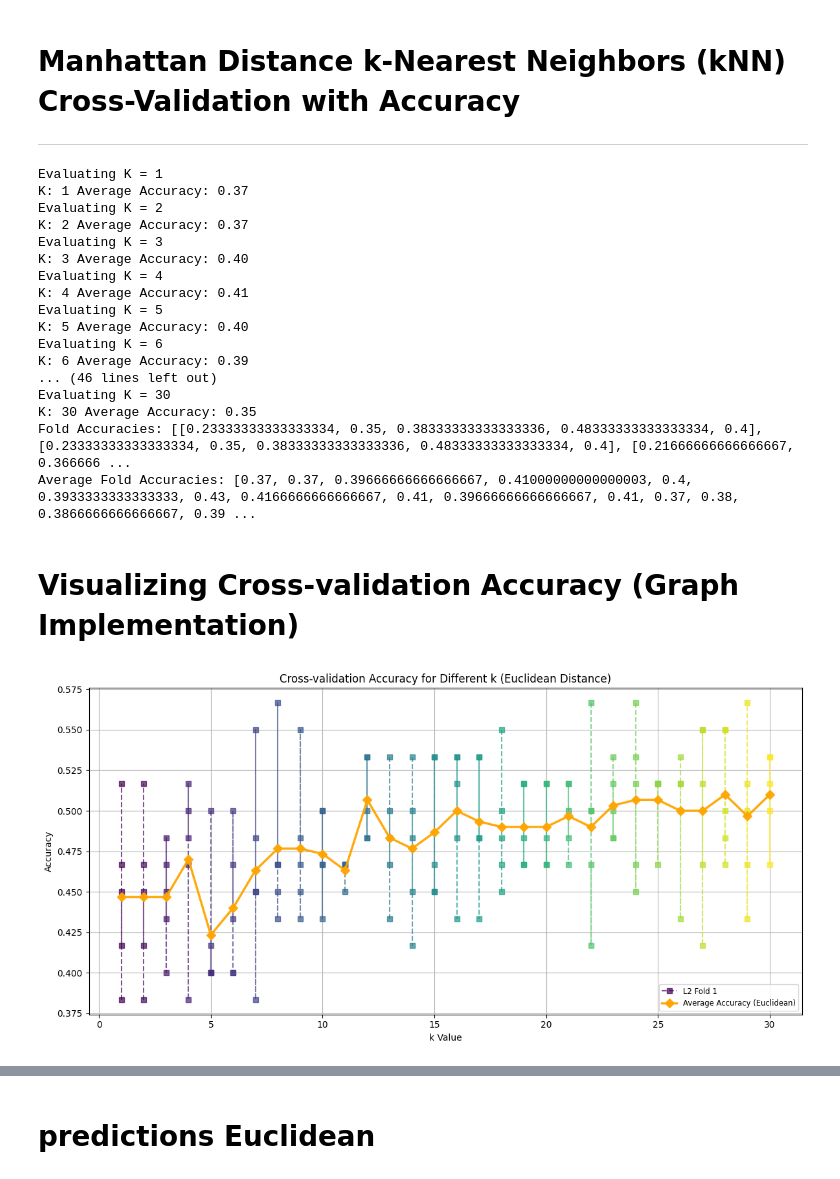
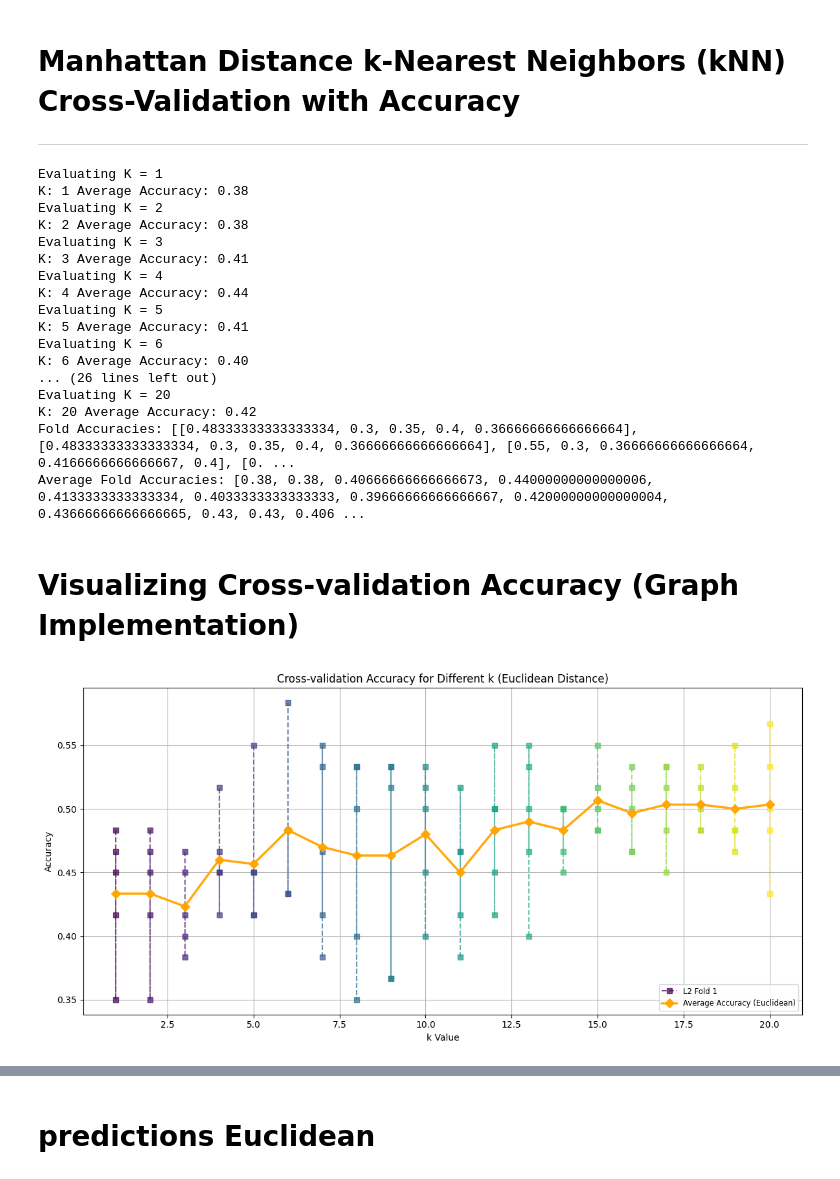
Before and after one commit to jahirulislamnahid/cvpr, a Jupyter notebook: Mid/k_nn.ipynb, the cells around one changed output, grey strips where cells are left out. Drawn from its saved outputs; the diff is of its cells as text; code cells hidden in the pictures.

```diff
--- a/Mid/k_nn.ipynb
+++ b/Mid/k_nn.ipynb
@@ -87,7 +87,7 @@ print([train_data[i][1] for i in range(15)])
 # Visualization
 # %%
 fig, axes = plt.subplots(6, 7, figsize=(32, 32))
-label_names = ['Dog', 'Panda','Cat']
+label_names = ['dogs', 'panda', 'cats']
 for (img_array, label), ax in zip(train_data, axes.flat):
     ax.imshow(img_array, cmap="gray")
     ax.set_title(label_names[label])
@@ -198,7 +198,7 @@ def cross_validate_knn(folds, k_values):
 
     return fold_accuracies_all, avg_accuracies
 
-k_range = range(1, 31)
+k_range = range(1, 21)
 fold_accuracies_2, avg_accuracies_2 = cross_validate_knn(folds, k_range)
 
 print("Fold Accuracies:", fold_accuracies_2)
@@ -260,59 +260,59 @@ def cross_validate_knn_l1(folds, k_values):
 
     return fold_accuracies_all, avg_accuracies
 
-k_range = range(1, 31)
+k_range = range(1, 21)
 fold_accuracies_1, avg_accuracies_1 = cross_validate_knn_l1(folds, k_range)
 
 print("Fold Accuracies:", fold_accuracies_1)
 print("Average Fold Accuracies:", avg_accuracies_1)
 # %% [output]
 Evaluating K = 1
-K: 1 Average Accuracy: 0.37
+K: 1 Average Accuracy: 0.38
 Evaluating K = 2
-K: 2 Average Accuracy: 0.37
+K: 2 Average Accuracy: 0.38
 Evaluating K = 3
-K: 3 Average Accuracy: 0.40
+K: 3 Average Accuracy: 0.41
 Evaluating K = 4
-K: 4 Average Accuracy: 0.41
+K: 4 Average Accuracy: 0.44
 Evaluating K = 5
-K: 5 Average Accuracy: 0.40
+K: 5 Average Accuracy: 0.41
 Evaluating K = 6
-K: 6 Average Accuracy: 0.39
-... (46 lines left out)
-Evaluating K = 30
-K: 30 Average Accuracy: 0.35
-Fold Accuracies: [[0.23333333333333334, 0.35, 0.38333333333333336, 0.48333333333333334, 0.4], [0.23333333333333334, 0.35, 0.38333333333333336, 0.48333333333333334, 0.4], [0.21666666666666667, 0.366666 ...
-Average Fold Accuracies: [0.37, 0.37, 0.39666666666666667, 0.41000000000000003, 0.4, 0.3933333333333333, 0.43, 0.4166666666666667, 0.41, 0.39666666666666667, 0.41, 0.37, 0.38, 0.3866666666666667, 0.39 ...
+K: 6 Average Accuracy: 0.40
+... (26 lines left out)
+Evaluating K = 20
+K: 20 Average Accuracy: 0.42
+Fold Accuracies: [[0.48333333333333334, 0.3, 0.35, 0.4, 0.36666666666666664], [0.48333333333333334, 0.3, 0.35, 0.4, 0.36666666666666664], [0.55, 0.3, 0.36666666666666664, 0.4166666666666667, 0.4], [0. ...
+Average Fold Accuracies: [0.38, 0.38, 0.40666666666666673, 0.44000000000000006, 0.4133333333333334, 0.4033333333333333, 0.39666666666666667, 0.42000000000000004, 0.43666666666666665, 0.43, 0.43, 0.406 ...
 # %% [markdown]
 # Visualizing Cross-validation Accuracy (Graph Implementation)
 # %%
 import matplotlib.pyplot as plt
 import numpy as np
 
 plt.figure(figsize=(12, 6))
-colors = plt.cm.viridis(np.linspace(0, 1, 30))
+colors = plt.cm.viridis(np.linspace(0, 1, 20))
 
-for k in range(30):
+for k in range(20):
     fold_accuracy_l2 = fold_accuracies_2[k]
     plt.plot([k + 1] * len(fold_accuracy_l2), fold_accuracy_l2,
              linestyle='--', marker='s', markersize=6, alpha=0.7,
              color=colors[k],
              label=f'L2 Fold {k+1}' if k == 0 else "")
 
-plt.plot(range(1, 31), avg_accuracies_2,
+plt.plot(range(1, 21), avg_accuracies_2,
          color='orange', alpha=0.95,
          label='Average Accuracy (Euclidean)',
          linestyle='-', linewidth=2.5, marker='D', markersize=7)
 
 plt.xlabel('k Value')
 plt.ylabel('Accuracy')
 plt.title('Cross-validation Accuracy for Different k (Euclidean Distance)')
 plt.grid(True)
 plt.legend(loc='lower right', fontsize='small')
 plt.tight_layout()
 plt.show()
 # %% [output]
-[figure, old version]
+[figure, new version]
 # %%
 import matplotlib.pyplot as plt
 import numpy as np
```
Also changed, not shown: parts of 10 cells of this notebook.
